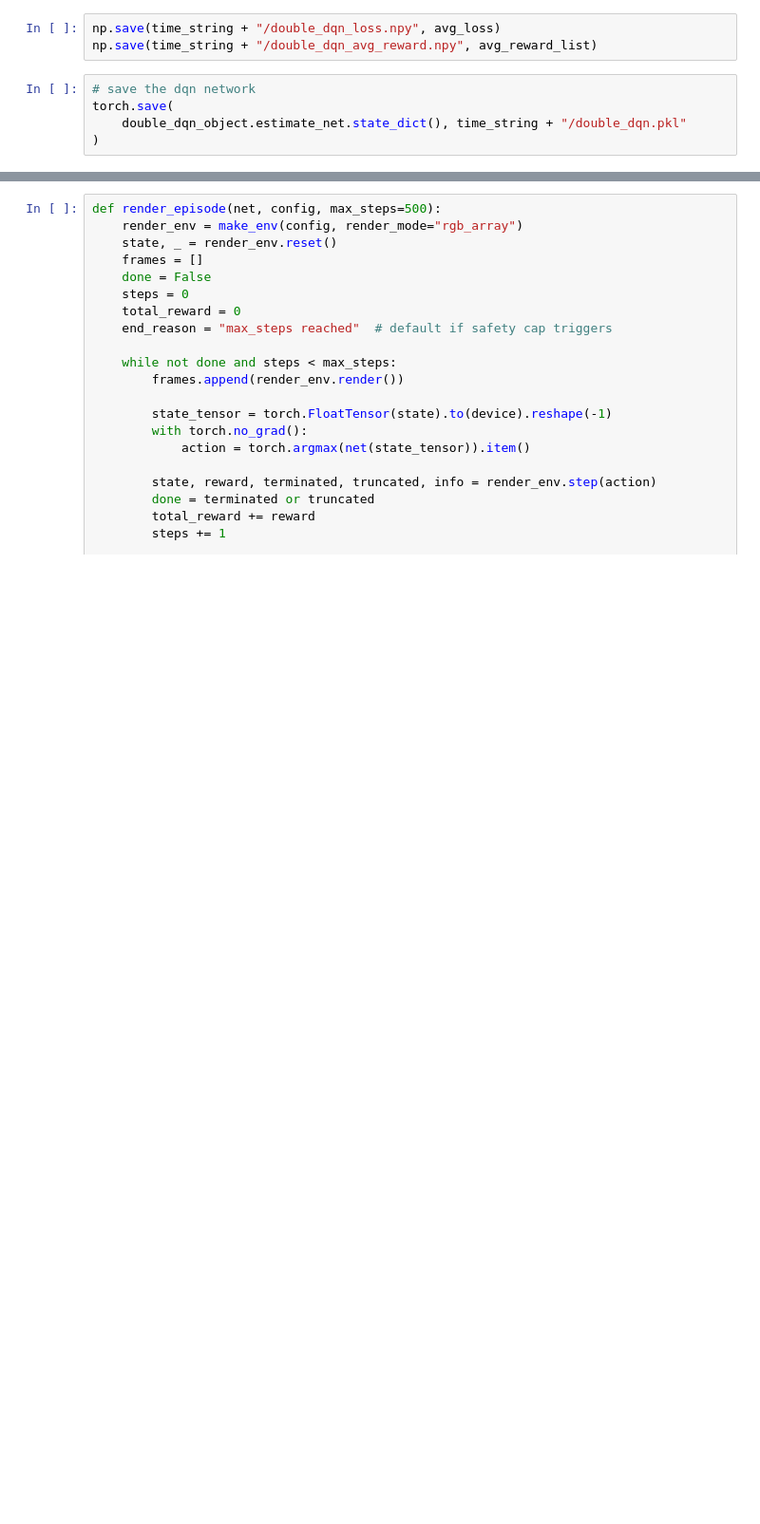
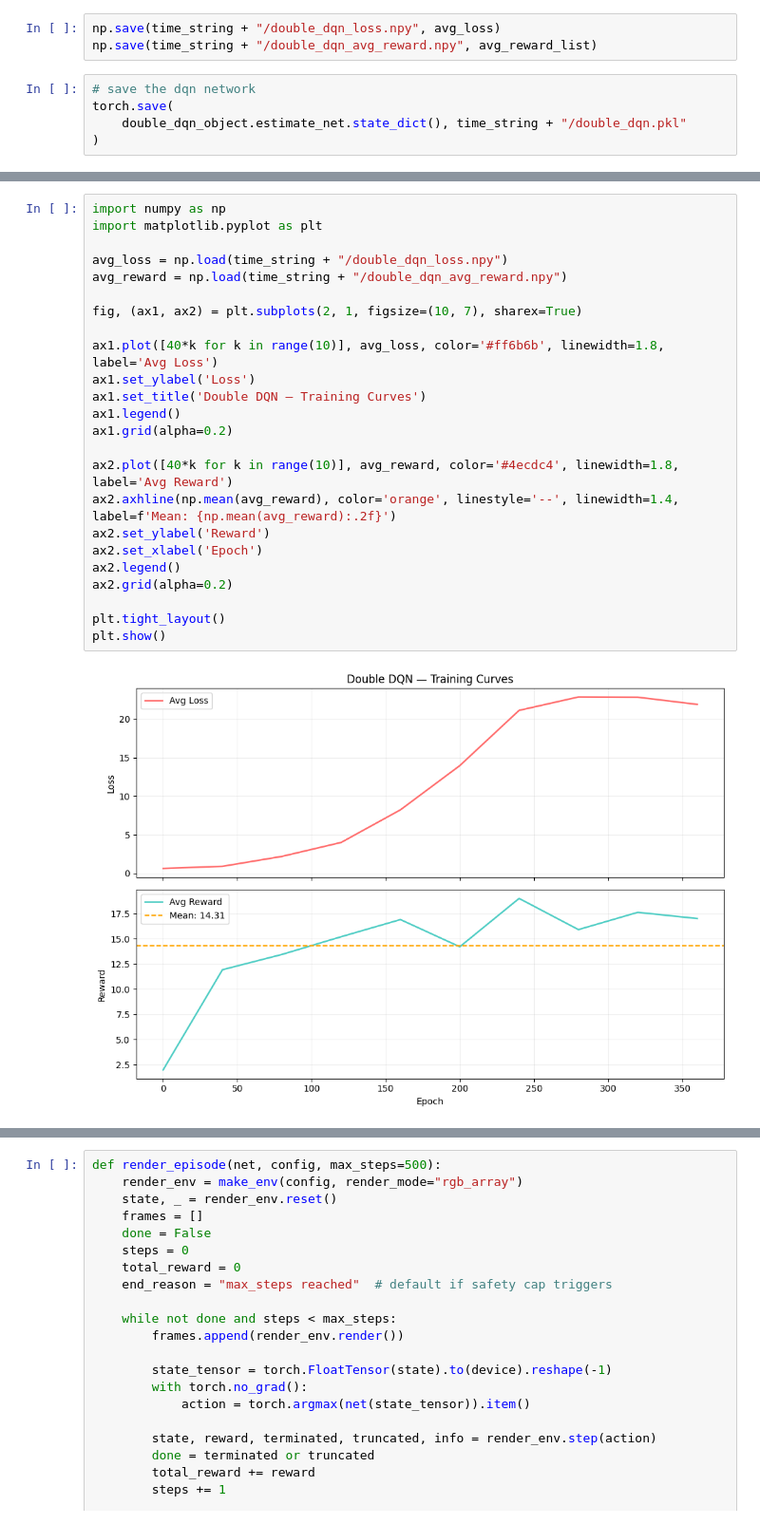
Before and after one commit to arfiblouisa/Reinforcement_learning_highway, a Jupyter notebook: DQN/Double DQN/training_double_dqn.ipynb, the cells around one changed output, grey strips where cells are left out. Shown at 95% size. Drawn from its saved outputs; the diff is of its cells as text; blank space fills up the shorter version.

```diff
--- a/DQN/Double DQN/training_double_dqn.ipynb
+++ b/DQN/Double DQN/training_double_dqn.ipynb
@@ -417,6 +418,32 @@ loaded_net.eval()
 print(f"Model loaded from: {load_path}")
 # %% [output]
 Model loaded from: 0327_16_17/double_dqn.pkl
+# %%
+import numpy as np
+import matplotlib.pyplot as plt
+
+avg_loss = np.load(time_string + "/double_dqn_loss.npy")
+avg_reward = np.load(time_string + "/double_dqn_avg_reward.npy")
+
+fig, (ax1, ax2) = plt.subplots(2, 1, figsize=(10, 7), sharex=True)
+
+ax1.plot([40*k for k in range(10)], avg_loss, color='#ff6b6b', linewidth=1.8, label='Avg Loss')
+ax1.set_ylabel('Loss')
+ax1.set_title('Double DQN — Training Curves')
+ax1.legend()
+ax1.grid(alpha=0.2)
+
+ax2.plot([40*k for k in range(10)], avg_reward, color='#4ecdc4', linewidth=1.8, label='Avg Reward')
+ax2.axhline(np.mean(avg_reward), color='orange', linestyle='--', linewidth=1.4, label=f'Mean: {np.mean(avg_reward):.2f}')
+ax2.set_ylabel('Reward')
+ax2.set_xlabel('Epoch')
+ax2.legend()
+ax2.grid(alpha=0.2)
+
+plt.tight_layout()
+plt.show()
+# %% [output]
+[figure, added]
 # %%
 def test_agent(net, env, num_episodes=10, epsilon=1.0):
     """
```
Also changed, not shown: parts of 10 cells of this notebook, 11 other files.
